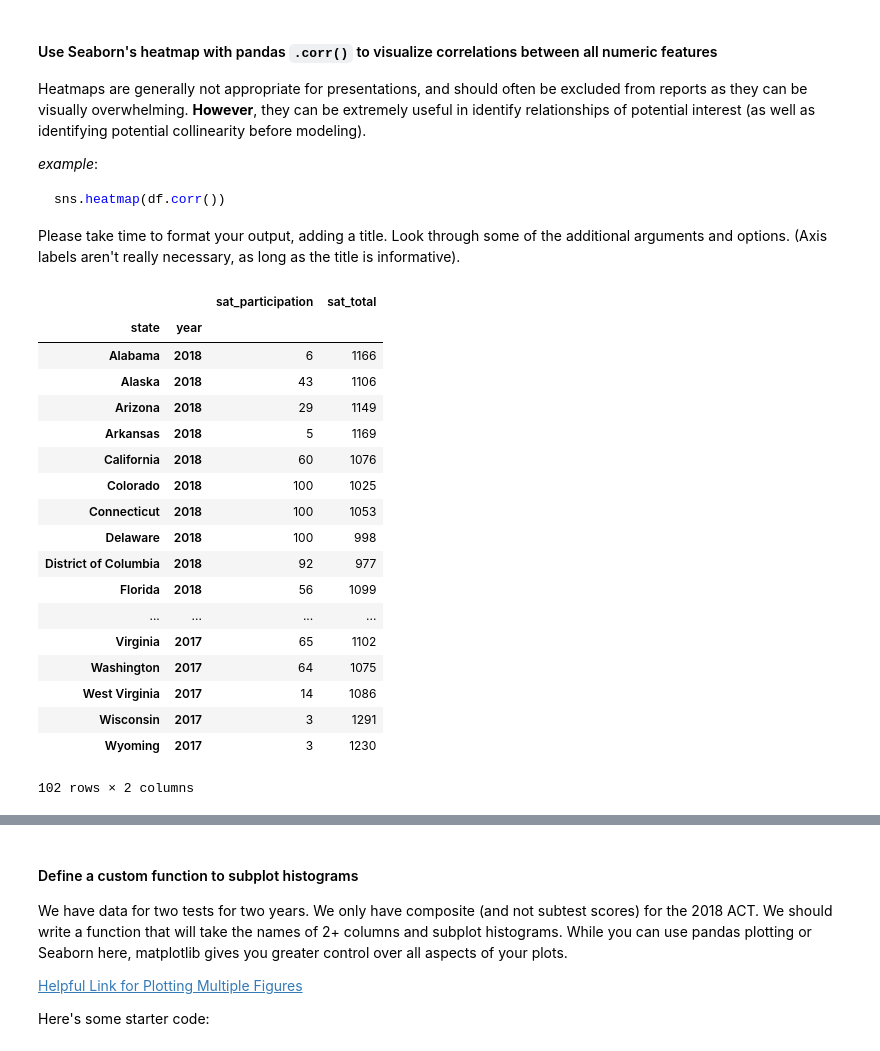
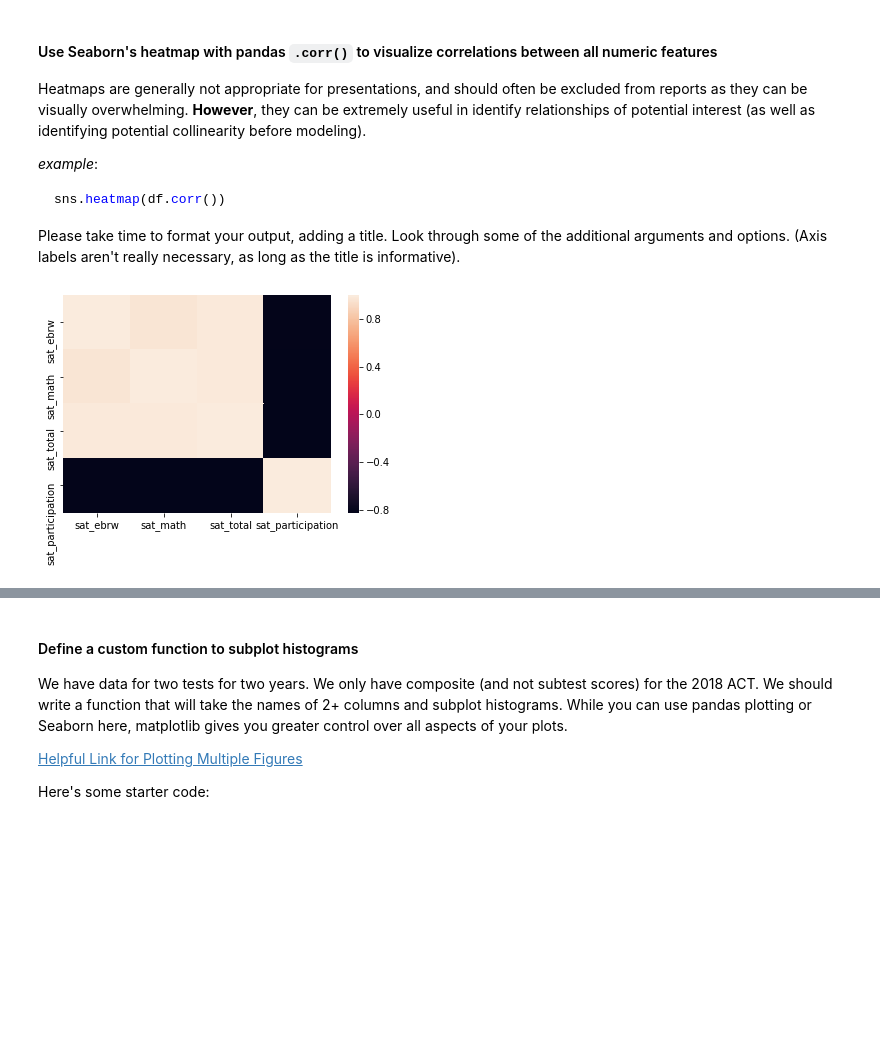
Before and after one commit to hakngrow/dsi, a Jupyter notebook: Project1234/project_1/code/test.ipynb, the cells around one changed output, grey strips where cells are left out. Cells and saved outputs as stored; diff of their text form; code cells hidden in the pictures; blank space fills up the shorter version.

````diff
--- a/Project1234/project_1/code/test.ipynb
+++ b/Project1234/project_1/code/test.ipynb
@@ -1175,25 +1179,9 @@ sns.heatmap(df.corr())
 ```
 
 Please take time to format your output, adding a title. Look through some of the additional arguments and options. (Axis labels aren't really necessary, as long as the title is informative).
-# %%
-df_combined[][['sat_participation', 'sat_total']]
-# %% [output]
-|  |  | sat_participation | sat_total |
-| state | year |  |  |
-| Alabama | 2018 | 6 | 1166 |
-| Alaska | 2018 | 43 | 1106 |
-| Arizona | 2018 | 29 | 1149 |
-| Arkansas | 2018 | 5 | 1169 |
-| California | 2018 | 60 | 1076 |
-| Colorado | 2018 | 100 | 1025 |
-| Connecticut | 2018 | 100 | 1053 |
-| Delaware | 2018 | 100 | 998 |
-| District of Columbia | 2018 | 92 | 977 |
-| Florida | 2018 | 56 | 1099 |
-| ... | ... | ... | ... |
-| Virginia | 2017 | 65 | 1102 |
-| Washington | 2017 | 64 | 1075 |
-| West Virginia | 2017 | 14 | 1086 |
-| Wisconsin | 2017 | 3 | 1291 |
-| Wyoming | 2017 | 3 | 1230 |
-102 rows × 2 columns
+# %%
+df_sat = df_combined[['sat_ebrw', 'sat_math', 'sat_total', 'sat_participation']]
+
+sns.heatmap(df_sat.corr());
+# %% [output]
+[figure, added]
````
Also changed, not shown: parts of 5 cells of this notebook, 1 other file.
